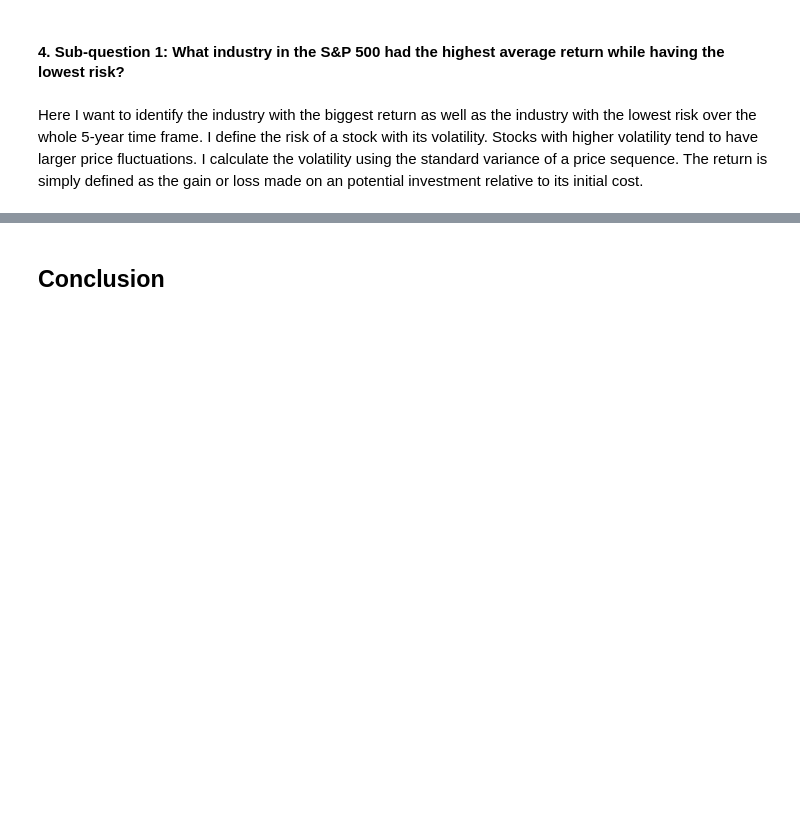
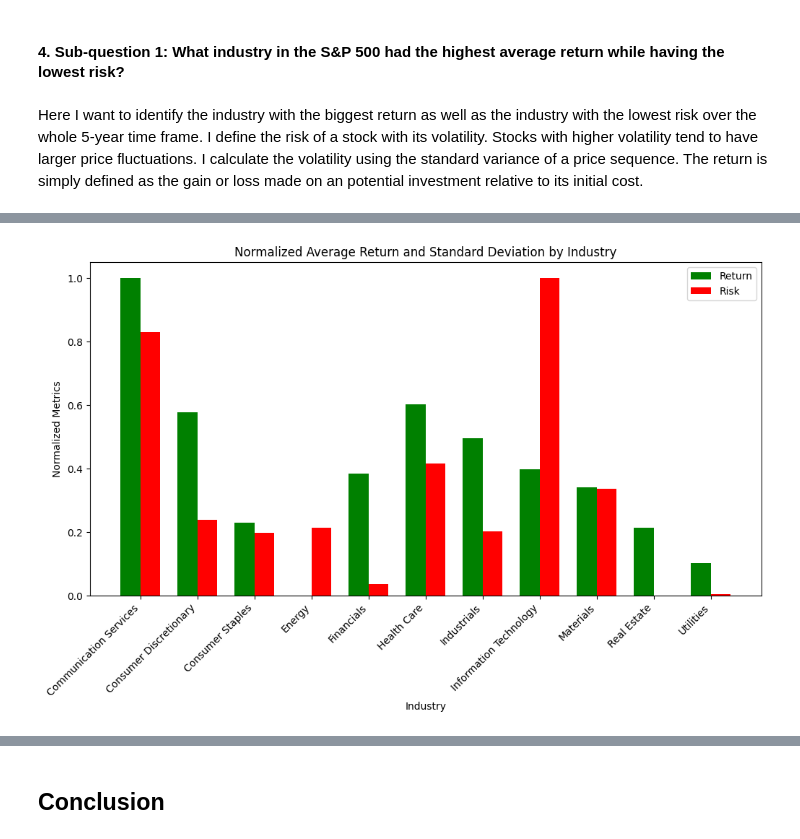
Before and after one commit to radtklau/stock_market, a Jupyter notebook: stock_market.ipynb, the cells around one changed output, grey strips where cells are left out. Cells and saved outputs as stored; diff of their text form; code cells hidden in the pictures; blank space fills up the shorter version.

```diff
--- a/stock_market.ipynb
+++ b/stock_market.ipynb
@@ -262,0 +279,52 @@ scatter_plot_stocks(filtered_sp500_companies_extended, industry_colors)
+# %%
+industry_stats = (
+    sp500_companies_extended.groupby("GICS Sector")
+    .agg({"Avg_return": "mean", "Std_dev": "std"})
+    .reset_index()
+)
+
+industry_stats["Avg_return_normalized"] = (
+    industry_stats["Avg_return"] - industry_stats["Avg_return"].min()
+) / (industry_stats["Avg_return"].max() - industry_stats["Avg_return"].min())
+industry_stats["Std_dev_normalized"] = (
+    industry_stats["Std_dev"] - industry_stats["Std_dev"].min()
+) / (industry_stats["Std_dev"].max() - industry_stats["Std_dev"].min())
+# %%
+plt.figure(figsize=(12, 6))
+
+bar_width = 0.35  # Width of each bar
+
+# Create numerical positions for each industry
+industries = np.arange(len(industry_stats["GICS Sector"]))
+
+# Bar graph for Normalized Average Return
+plt.bar(
+    industries,
+    industry_stats["Avg_return_normalized"],
+    width=bar_width,
+    label="Return",
+    color="green",
+)
+
+# Bar graph for Normalized Standard Deviation
+plt.bar(
+    industries + bar_width,
+    industry_stats["Std_dev_normalized"],
+    width=bar_width,
+    label="Risk",
+    color="red",
+)
+
+# Set x-axis ticks to industry names
+plt.xticks(
+    industries + bar_width / 2, industry_stats["GICS Sector"], rotation=45, ha="right"
+)
+
+plt.title("Normalized Average Return and Standard Deviation by Industry")
+plt.xlabel("Industry")
+plt.ylabel("Normalized Metrics")
+plt.legend()
+
+plt.show()
+# %% [output]
+[figure, added]
```
Also changed, not shown: parts of 11 cells of this notebook.
